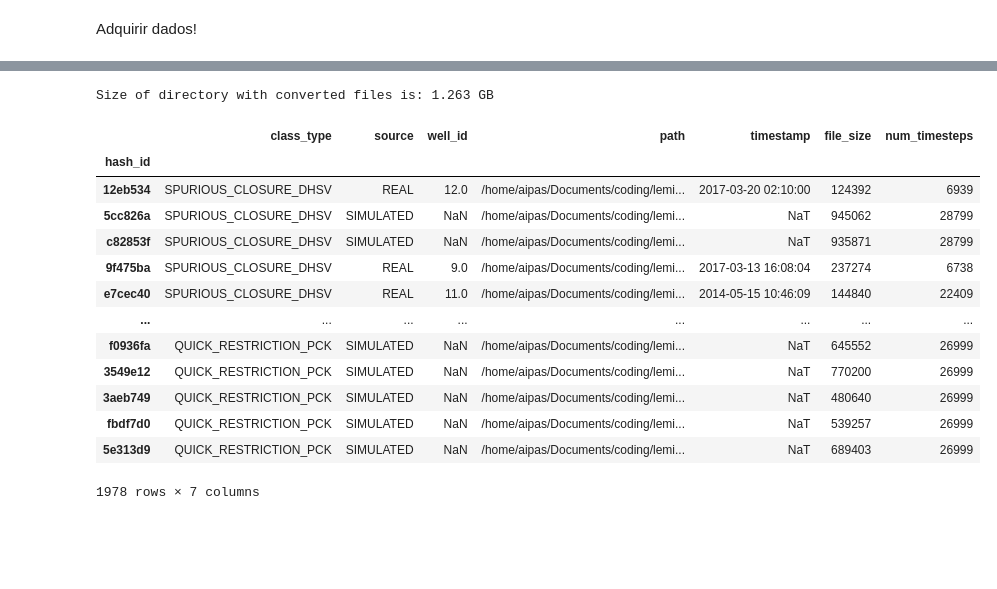
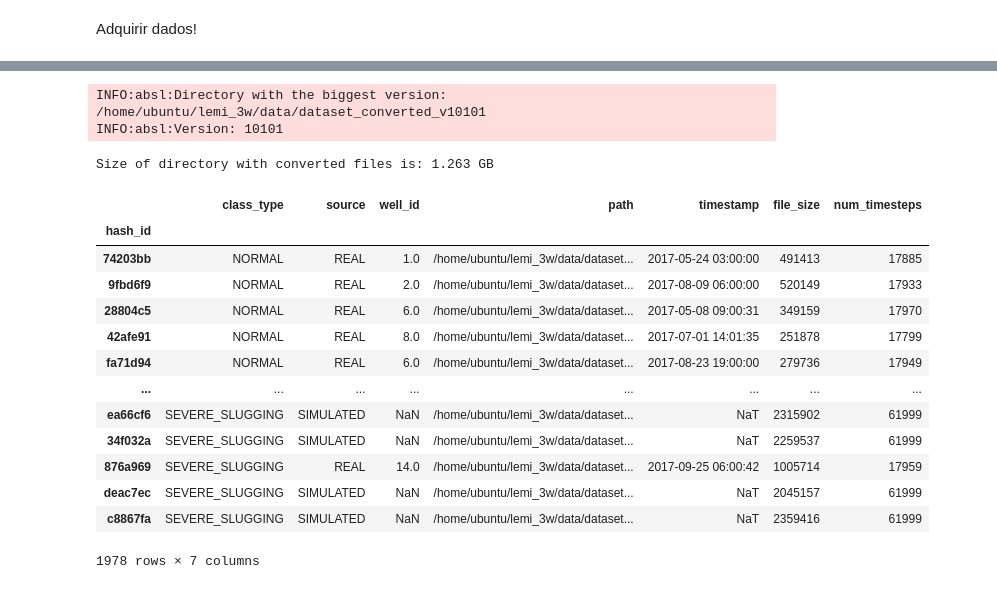
Before and after one commit to Punpuf/lemi_3w, a Jupyter notebook: raw_data_manager/pipeline_3w.ipynb, the cells around one changed output, grey strips where cells are left out. Saved outputs shown, nothing was run; the diff lists cells and outputs as text; code cells hidden in the pictures; blank space fills up the shorter version.

```diff
--- a/raw_data_manager/pipeline_3w.ipynb
+++ b/raw_data_manager/pipeline_3w.ipynb
@@ -77,27 +63,30 @@ TypeError: can only concatenate str (not "int") to str
 # %%
-print(f"Size of directory with converted files is: {utils.get_directory_size(config.DIR_CONVERTED_DATASET)/(1024**3):.3f} GB")
+latest_converted_data_path = rda.get_latest_local_converted_data_version(config.DIR_PROJECT_DATA)[0]
+print(f"Size of directory with converted files is: {utils.get_directory_size(latest_converted_data_path)/(1024**3):.3f} GB")
 # %% [output]
-Size of directory with converted files is: 1.263 GB
+INFO:absl:Directory with the biggest version: /home/ubuntu/lemi_3w/data/dataset_converted_v10101
+INFO:absl:Version: 10101
+Size of directory with converted files is: 1.263 GB
 # %%
 inspector = rdi.RawDataInspector(
-    config.DIR_CONVERTED_DATASET,
+    latest_converted_data_path,
     config.PATH_DATA_INSPECTOR_CACHE,
     True
 )
 
 inspector.get_metadata_table()
 # %% [output]
 |  | class_type | source | well_id | path | timestamp | file_size | num_timesteps |
 | hash_id |  |  |  |  |  |  |  |
-| 12eb534 | SPURIOUS_CLOSURE_DHSV | REAL | 12.0 | /home/aipas/Documents/coding/lemi... | 2017-03-20 02:10:00 | 124392 | 6939 |
-| 5cc826a | SPURIOUS_CLOSURE_DHSV | SIMULATED | NaN | /home/aipas/Documents/coding/lemi... | NaT | 945062 | 28799 |
-| c82853f | SPURIOUS_CLOSURE_DHSV | SIMULATED | NaN | /home/aipas/Documents/coding/lemi... | NaT | 935871 | 28799 |
-| 9f475ba | SPURIOUS_CLOSURE_DHSV | REAL | 9.0 | /home/aipas/Documents/coding/lemi... | 2017-03-13 16:08:04 | 237274 | 6738 |
-| e7cec40 | SPURIOUS_CLOSURE_DHSV | REAL | 11.0 | /home/aipas/Documents/coding/lemi... | 2014-05-15 10:46:09 | 144840 | 22409 |
+| 74203bb | NORMAL | REAL | 1.0 | /home/ubuntu/lemi_3w/data/dataset... | 2017-05-24 03:00:00 | 491413 | 17885 |
+| 9fbd6f9 | NORMAL | REAL | 2.0 | /home/ubuntu/lemi_3w/data/dataset... | 2017-08-09 06:00:00 | 520149 | 17933 |
+| 28804c5 | NORMAL | REAL | 6.0 | /home/ubuntu/lemi_3w/data/dataset... | 2017-05-08 09:00:31 | 349159 | 17970 |
+| 42afe91 | NORMAL | REAL | 8.0 | /home/ubuntu/lemi_3w/data/dataset... | 2017-07-01 14:01:35 | 251878 | 17799 |
+| fa71d94 | NORMAL | REAL | 6.0 | /home/ubuntu/lemi_3w/data/dataset... | 2017-08-23 19:00:00 | 279736 | 17949 |
 | ... | ... | ... | ... | ... | ... | ... | ... |
-| f0936fa | QUICK_RESTRICTION_PCK | SIMULATED | NaN | /home/aipas/Documents/coding/lemi... | NaT | 645552 | 26999 |
-| 3549e12 | QUICK_RESTRICTION_PCK | SIMULATED | NaN | /home/aipas/Documents/coding/lemi... | NaT | 770200 | 26999 |
-| 3aeb749 | QUICK_RESTRICTION_PCK | SIMULATED | NaN | /home/aipas/Documents/coding/lemi... | NaT | 480640 | 26999 |
-| fbdf7d0 | QUICK_RESTRICTION_PCK | SIMULATED | NaN | /home/aipas/Documents/coding/lemi... | NaT | 539257 | 26999 |
-| 5e313d9 | QUICK_RESTRICTION_PCK | SIMULATED | NaN | /home/aipas/Documents/coding/lemi... | NaT | 689403 | 26999 |
+| ea66cf6 | SEVERE_SLUGGING | SIMULATED | NaN | /home/ubuntu/lemi_3w/data/dataset... | NaT | 2315902 | 61999 |
+| 34f032a | SEVERE_SLUGGING | SIMULATED | NaN | /home/ubuntu/lemi_3w/data/dataset... | NaT | 2259537 | 61999 |
+| 876a969 | SEVERE_SLUGGING | REAL | 14.0 | /home/ubuntu/lemi_3w/data/dataset... | 2017-09-25 06:00:42 | 1005714 | 17959 |
+| deac7ec | SEVERE_SLUGGING | SIMULATED | NaN | /home/ubuntu/lemi_3w/data/dataset... | NaT | 2045157 | 61999 |
+| c8867fa | SEVERE_SLUGGING | SIMULATED | NaN | /home/ubuntu/lemi_3w/data/dataset... | NaT | 2359416 | 61999 |
 1978 rows × 7 columns
```
Also changed, not shown: parts of 15 cells of this notebook, 9 other files.
